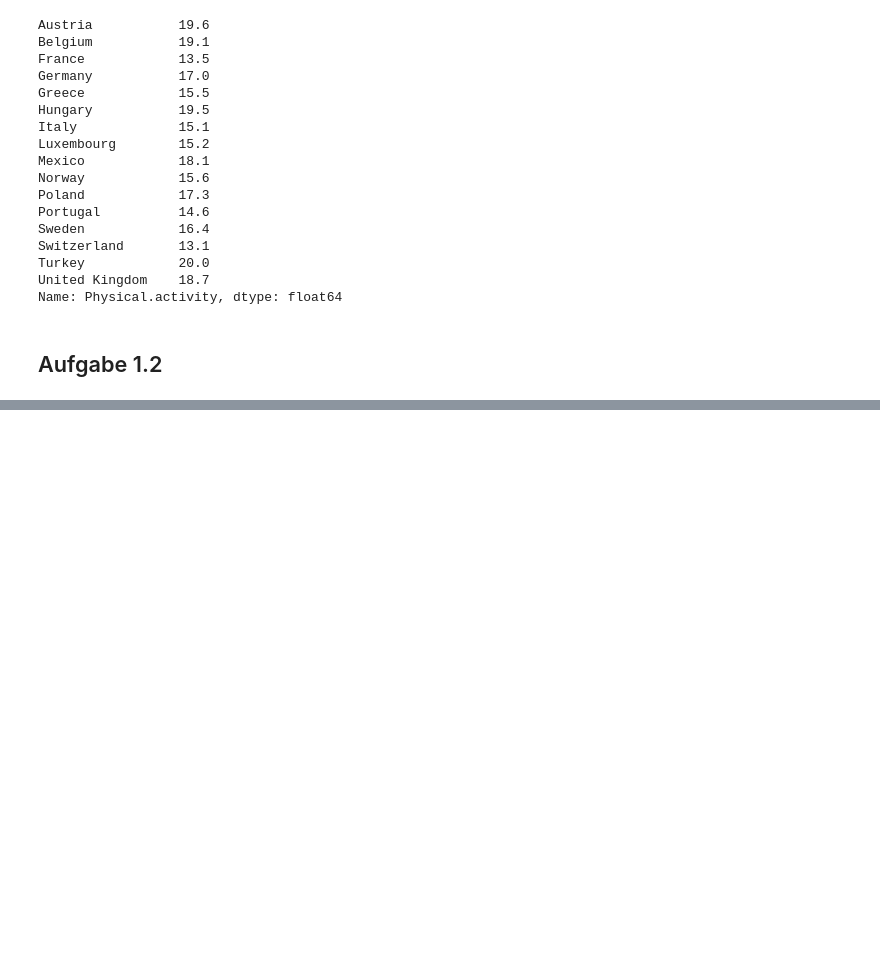
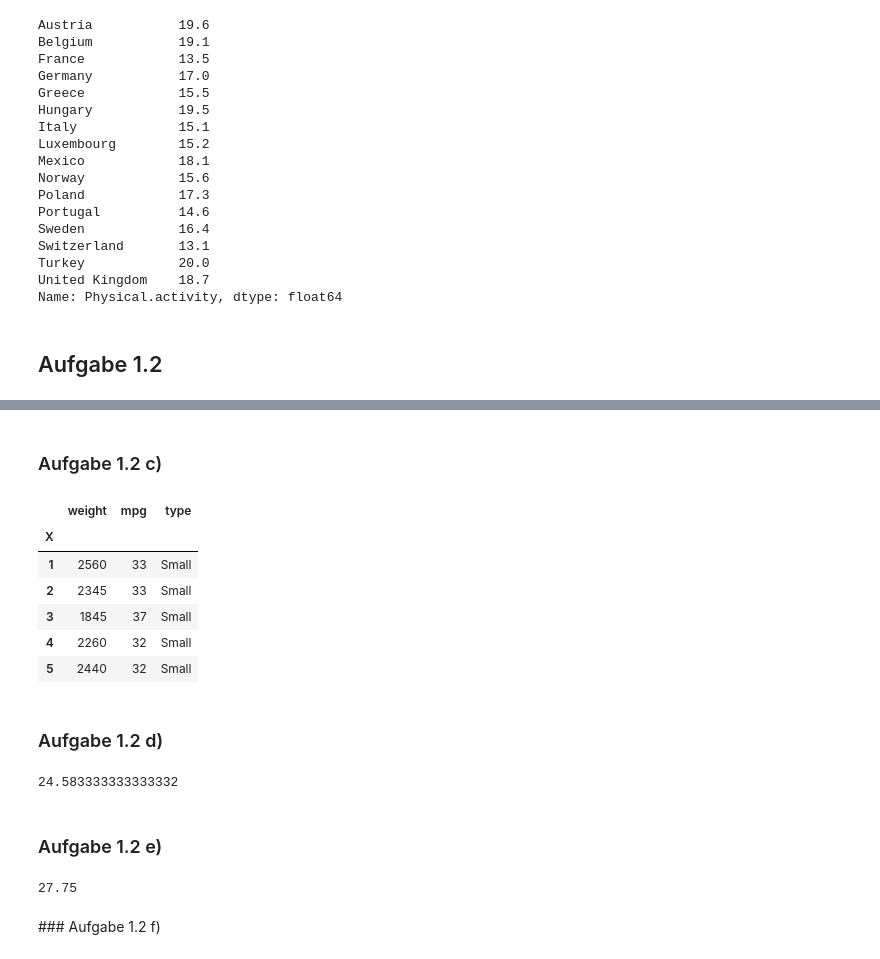
Before and after one commit to tschibu/hslu-stat-exercises, a Jupyter notebook: SW01_Exercise_Remo.ipynb, the cells around one changed output, grey strips where cells are left out. Cells and saved outputs as stored; diff of their text form; code cells hidden in the pictures; blank space fills up the shorter version.

```diff
--- a/SW01_Exercise_Remo.ipynb
+++ b/SW01_Exercise_Remo.ipynb
@@ -125,0 +172,26 @@ Name: Physical.activity, dtype: float64
+# %% [markdown]
+### Aufgabe 1.2 c)
+# %%
+fuel.head(5)
+# %% [output]
+|  | weight | mpg | type |
+| X |  |  |  |
+| 1 | 2560 | 33 | Small |
+| 2 | 2345 | 33 | Small |
+| 3 | 1845 | 37 | Small |
+| 4 | 2260 | 32 | Small |
+| 5 | 2440 | 32 | Small |
+# %% [markdown]
+### Aufgabe 1.2 d)
+# %%
+fuel["mpg"].mean()
+# %% [output]
+24.583333333333332
+# %% [markdown]
+### Aufgabe 1.2 e)
+# %%
+fuel.loc[7:22,"mpg"].mean()
+# %% [output]
+27.75
+# %% [markdown]
+### Aufgabe 1.2 f)
```
Also changed, not shown: parts of 26 cells of this notebook.
